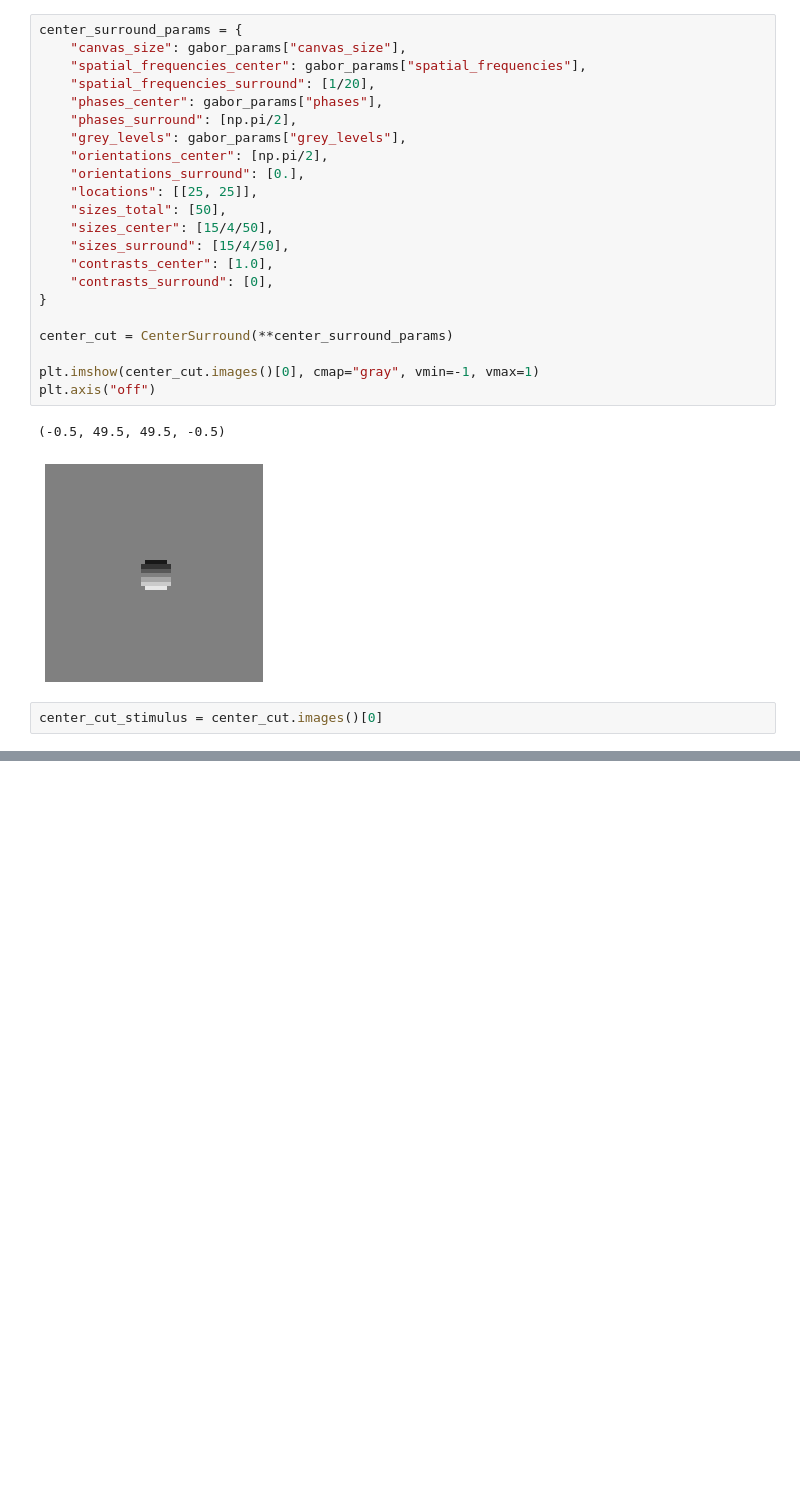
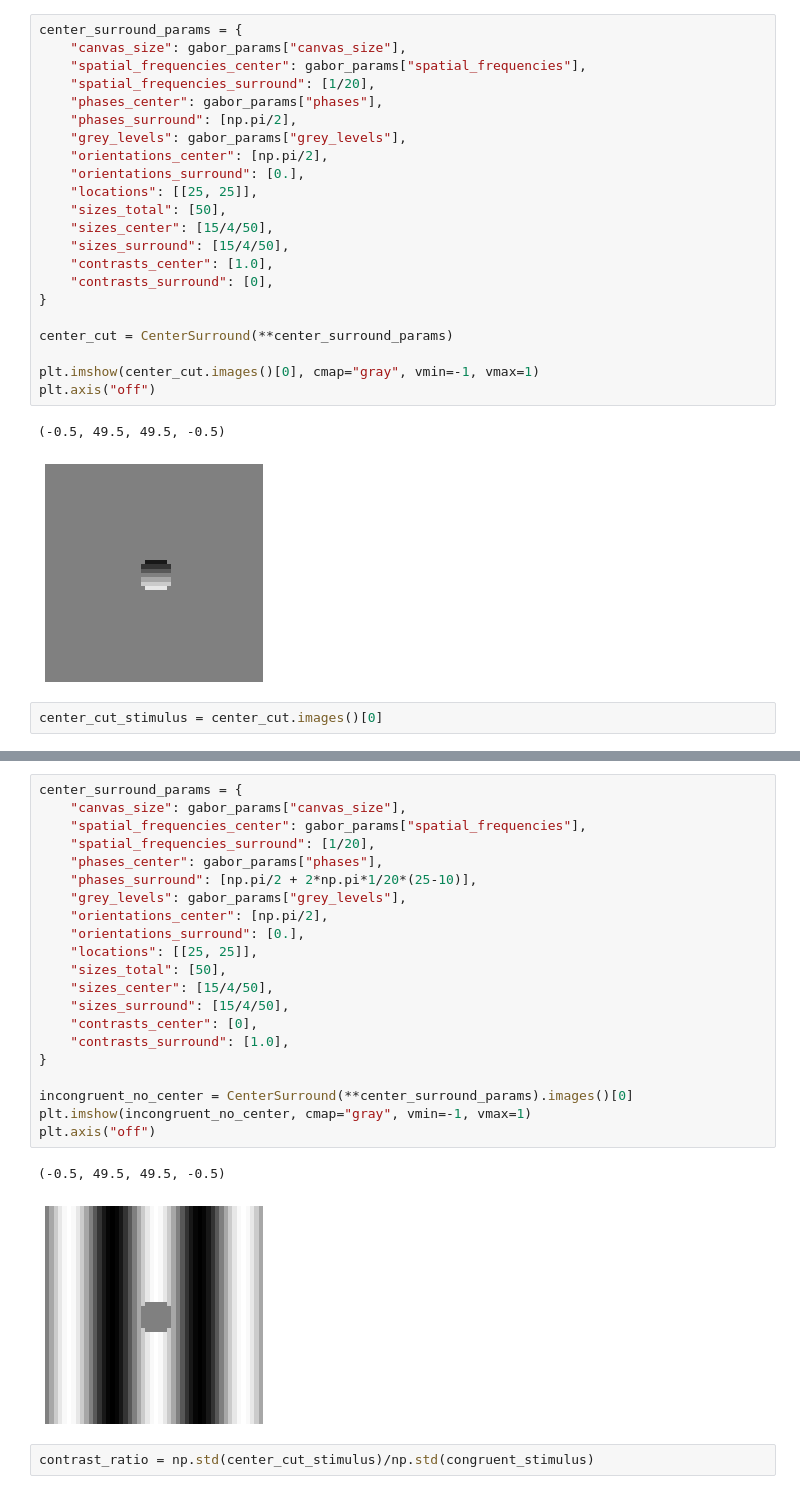
Before and after one commit to suhasshrinivasan/probabilistic-center-surround, a Jupyter notebook: haefner/hierarchical_mask_surround.ipynb, the cells around one changed output, grey strips where cells are left out. Drawn from its saved outputs; the diff is of its cells as text; blank space fills up the shorter version.

```diff
--- a/haefner/hierarchical_mask_surround.ipynb
+++ b/haefner/hierarchical_mask_surround.ipynb
@@ -264,3 +207,29 @@ plt.axis("off")
 # %% [output]
 (-0.5, 49.5, 49.5, -0.5)
 [figure]
+# %%
+center_surround_params = {
+    "canvas_size": gabor_params["canvas_size"],
+    "spatial_frequencies_center": gabor_params["spatial_frequencies"],
+    "spatial_frequencies_surround": [1/20],
+    "phases_center": gabor_params["phases"],
+    "phases_surround": [np.pi/2 + 2*np.pi*1/20*(25-10)],
+    "grey_levels": gabor_params["grey_levels"],
+    "orientations_center": [np.pi/2],
+    "orientations_surround": [0.],
+    "locations": [[25, 25]],
+    "sizes_total": [50],
+    "sizes_center": [15/4/50],
+    "sizes_surround": [15/4/50],
+    "contrasts_center": [0],
+    "contrasts_surround": [1.0],
+}
+
+incongruent_no_center = CenterSurround(**center_surround_params).images()[0]
+plt.imshow(incongruent_no_center, cmap="gray", vmin=-1, vmax=1)
+plt.axis("off")
+# %% [output]
+(-0.5, 49.5, 49.5, -0.5)
+[figure, added]
+# %%
+contrast_ratio = np.std(center_cut_stimulus)/np.std(congruent_stimulus)
```
Also changed, not shown: parts of 31 cells of this notebook, 6 other files.
